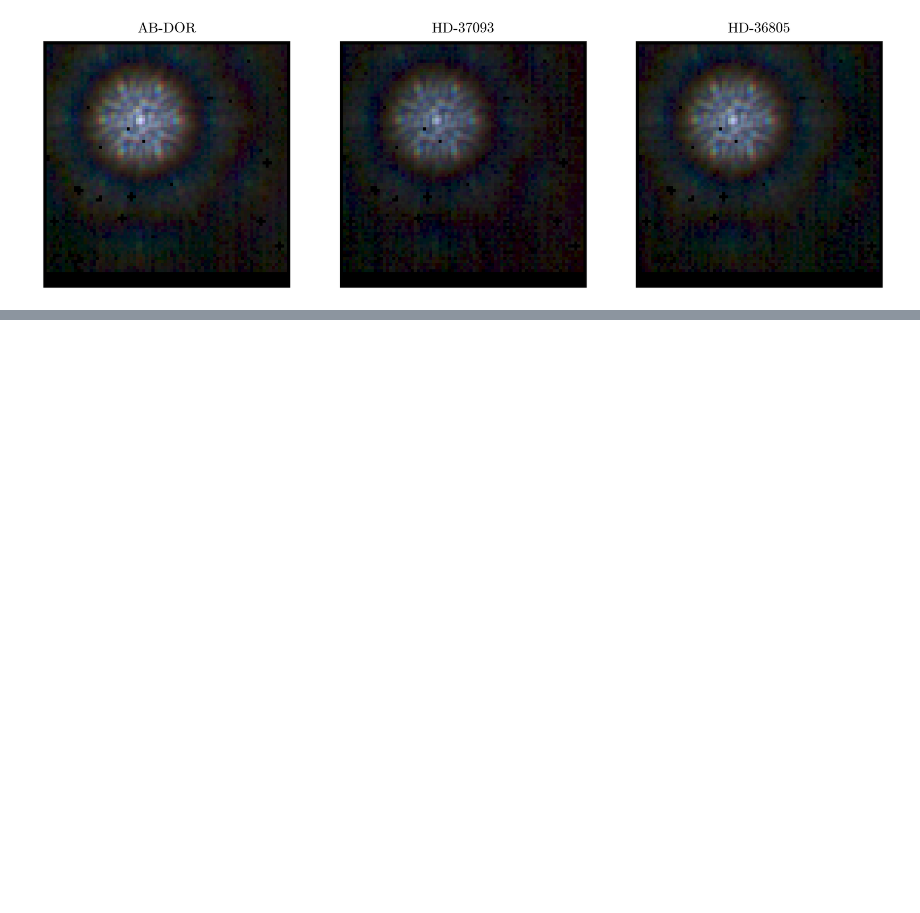
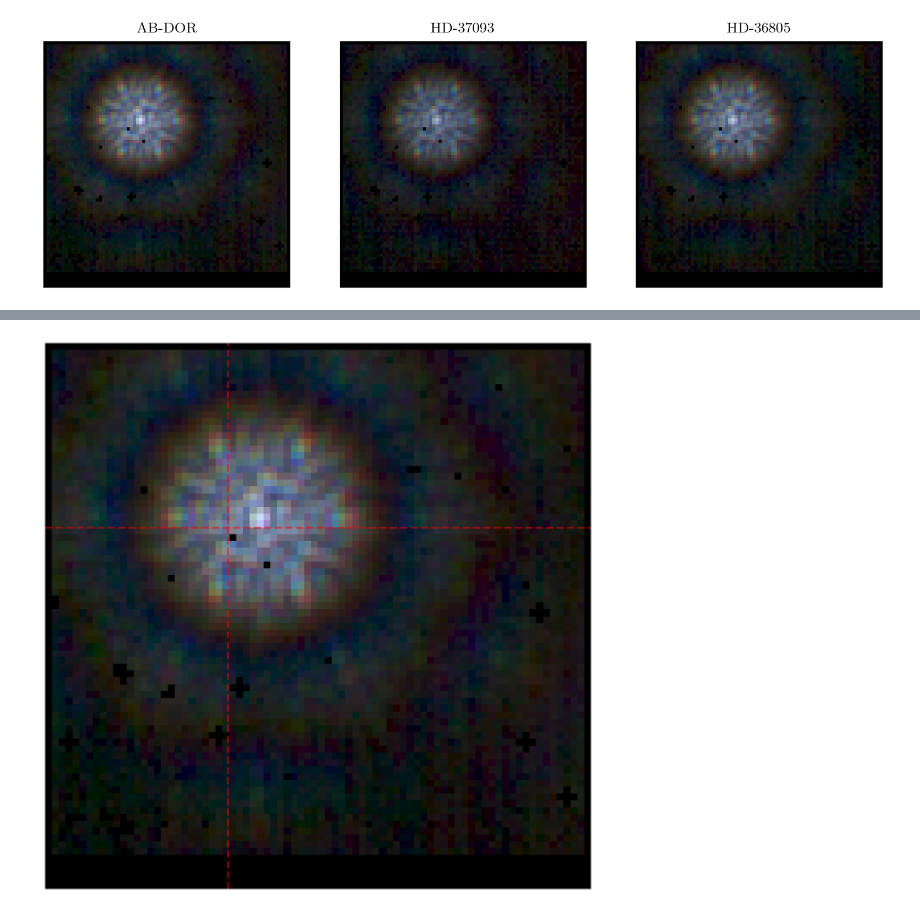
Before and after one commit to maxecharles/dorito_notebooks, a Jupyter notebook: chromatic_psf.ipynb, the cells around one changed output, grey strips where cells are left out. Saved outputs shown, nothing was run; the diff lists cells and outputs as text; code cells hidden in the pictures; blank space fills up the shorter version.

```diff
--- a/chromatic_psf.ipynb
+++ b/chromatic_psf.ipynb
@@ -21,7 +21,7 @@ import scienceplots
 import cmasher as cmr
 
 # matplotlib parameters
-plt.style.use(["science", "bright", "no-latex"])
+plt.style.use(["science", "bright"])
 
 plt.rcParams["image.cmap"] = "inferno"
 plt.rcParams["font.family"] = "serif"
@@ -30,6 +30,7 @@ plt.rcParams["figure.dpi"] = 300
 plt.rcParams["font.size"] = 8
 plt.rcParams["xtick.direction"] = "out"
 plt.rcParams["ytick.direction"] = "out"
+plt.rcParams["text.usetex"] = True
 
 inferno = mpl.colormaps["inferno"]
 viridis = mpl.colormaps["viridis"]
@@ -47,8 +48,8 @@ if gethostname() == "glinton":
     uncal_path = "/media/morgana1/snert/max/data/JWST/"
 else:
     cache = "/Volumes/morgana1/snert/max/data/amigo_files/"
-    data_path = "/Users/mcha5804/JWST/"
-    uncal_path = "/Users/mcha5804/JWST/"
+    data_path = "/Volumes/morgana1/snert/max/data/JWST/"
+    uncal_path = "/Volumes/morgana1/snert/max/data/JWST/"
 
 EXP_TYPE = "NIS_AMI"
 FILTERS = [
@@ -214,0 +186,26 @@ abdor =
+# %%
+from dLux import utils as dlu
+
+theta = 171.84  # deg, roll angle from fits header
+phi = -79.4  # deg
+pscale = 0.065524085  # arcsec/pixel
+sep = 325.6e-3 / pscale  # mas
+
+pa = 90 - theta + phi
+
+fig, ax = plt.subplots(figsize=(5, 5))
+ax.imshow(abdor_rgb)
+# ax.scatter(46, 41)
+
+ax.axhline(
+    54 + sep * np.sin(dlu.deg2rad(pa)),
+    color="red",
+    linestyle="--",
+    alpha=0.5,
+)
+
+ax.axvline(31 + sep * np.cos(dlu.deg2rad(pa)), color="red", linestyle="--", alpha=0.5)
+ax.axis("off")
+plt.show()
+# %% [output]
+[figure, added]
```
Also changed, not shown: parts of 6 cells of this notebook.
